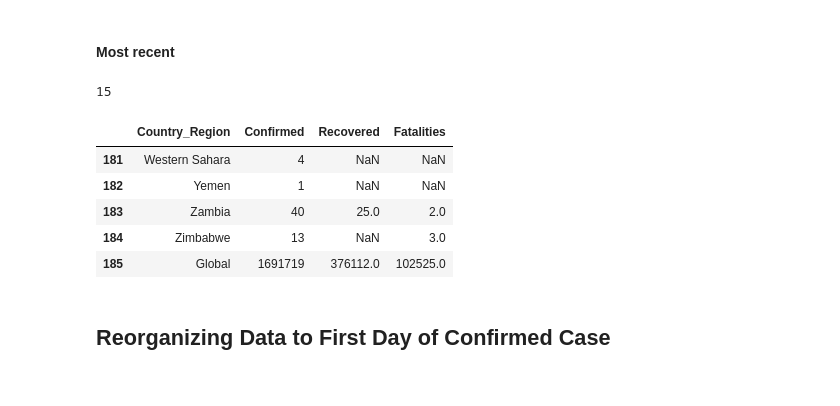
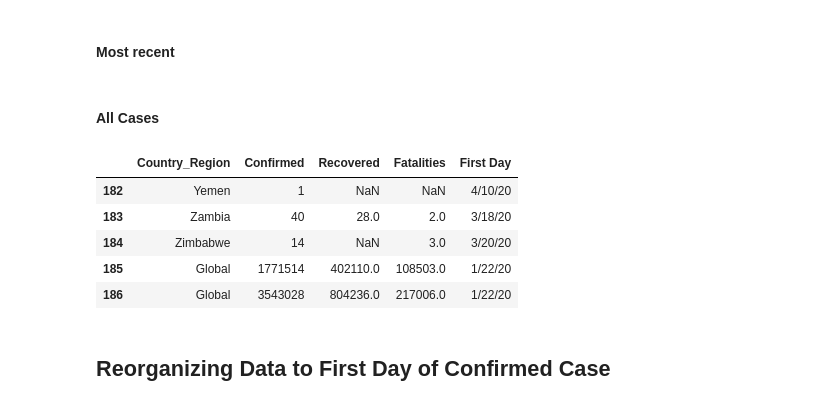
Before and after one commit to ellemonke/COVID-19, a Jupyter notebook: static/resources/cases/all.ipynb, the cells around one changed output. Drawn from its saved outputs; the diff is of its cells as text; code cells hidden in the pictures.

```diff
--- a/static/resources/cases/all.ipynb
+++ b/static/resources/cases/all.ipynb
@@ -46,6 +61,10 @@ Index(['United States', 'Spain', 'Italy', 'France', 'Germany', 'China',
 # All Countries
 fatalities_df = clean_data('https://raw.githubusercontent.com/CSSEGISandData/COVID-19/master/csse_covid_19_data/csse_covid_19_time_series/time_series_covid19_deaths_global.csv')
 
+# Global row
+global_row = pd.Series(fatalities_df.sum(), name='Global')
+fatalities_df = fatalities_df.append(global_row)
+
 # Top Countries
 top_fatalities_df = fatalities_df.loc[fatalities_df.index.isin(top_confirmed_df.index)]
 # %% [markdown]
@@ -54,6 +73,10 @@ top_fatalities_df = fatalities_df.loc[fatalities_df.index.isin(top_confirmed_df.
 # All Countries
 recovered_df = clean_data('https://raw.githubusercontent.com/CSSEGISandData/COVID-19/master/csse_covid_19_data/csse_covid_19_time_series/time_series_covid19_recovered_global.csv')
 
+# Global row
+global_row = pd.Series(recovered_df.sum(), name='Global')
+recovered_df = recovered_df.append(global_row)
+
 # Top Countries
 top_recovered_df = recovered_df.loc[recovered_df.index.isin(top_confirmed_df.index)]
 # %% [markdown]
@@ -73,12 +100,13 @@ def recent_stat(country_name, df):
     most_recent = next((i for i in lookup if i.any()), None)
     return most_recent
 
-recent_stat("Afghanistan", fatalities_df)
+# Example:
+# recent_stat("Afghanistan", fatalities_df)
-# %% [output]
-15
+# %% [markdown]
+#### All Cases
 # %%
 countries = confirmed_df.index
-all_df = pd.DataFrame(columns=['Country_Region', 'Confirmed', 'Recovered', 'Fatalities'])
+all_df = pd.DataFrame(columns=['Country_Region', 'Confirmed', 'Recovered', 'Fatalities'], data=[])
 for country in countries:
     all_df = all_df.append({'Country_Region': country,
                             'Confirmed': recent_stat(country, confirmed_df),
@@ -88,14 +127,22 @@ for country in countries:
+# %%
+# First Day column
+firsts = []
+for country in countries:
+    firsts.append(first_day(confirmed_df, country))
+all_df['First Day'] = firsts
 # %%
+# Global row
 all_df = all_df.append(all_df.sum(), ignore_index=True)
 all_df = all_df.replace(all_df.iloc[-1,0], 'Global')
+all_df.replace(all_df.iloc[-1, -1], all_df['First Day'].values.min(), inplace=True)
 all_df.tail()
 # %% [output]
-|  | Country_Region | Confirmed | Recovered | Fatalities |
-| 181 | Western Sahara | 4 | NaN | NaN |
-| 182 | Yemen | 1 | NaN | NaN |
-| 183 | Zambia | 40 | 25.0 | 2.0 |
-| 184 | Zimbabwe | 13 | NaN | 3.0 |
-| 185 | Global | 1691719 | 376112.0 | 102525.0 |
+|  | Country_Region | Confirmed | Recovered | Fatalities | First Day |
+| 182 | Yemen | 1 | NaN | NaN | 4/10/20 |
+| 183 | Zambia | 40 | 28.0 | 2.0 | 3/18/20 |
+| 184 | Zimbabwe | 14 | NaN | 3.0 | 3/20/20 |
+| 185 | Global | 1771514 | 402110.0 | 108503.0 | 1/22/20 |
+| 186 | Global | 3543028 | 804236.0 | 217006.0 | 1/22/20 |
 # %%
 # Save JSON
 # all_df.to_json('all.json', orient='records')
```
Also changed, not shown: parts of 12 cells of this notebook, 23 other files.
